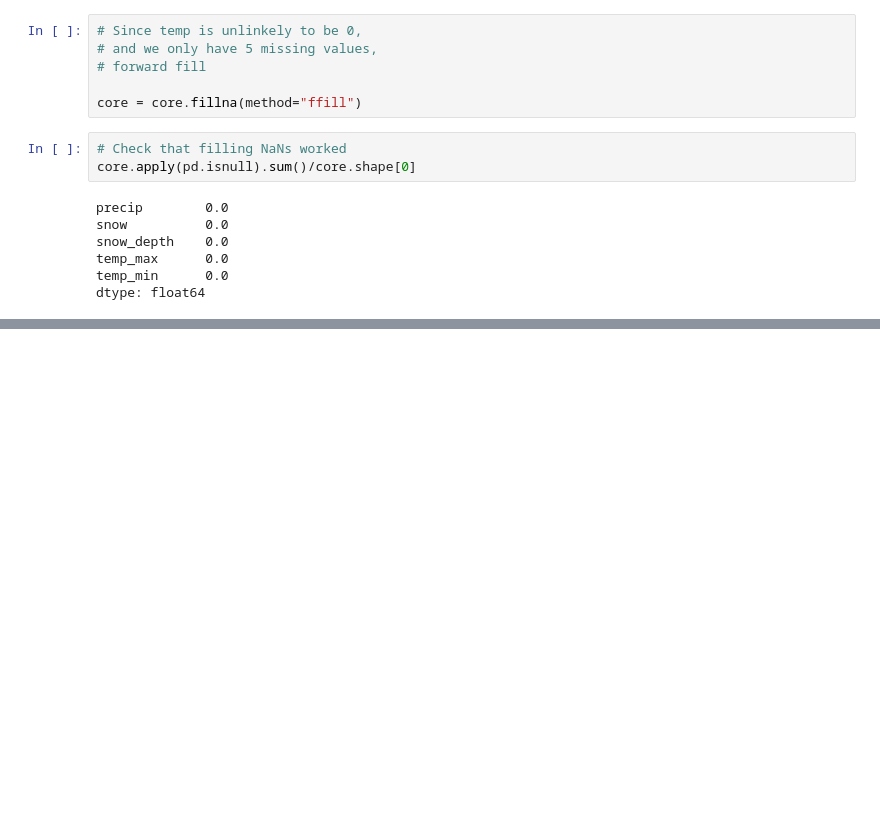
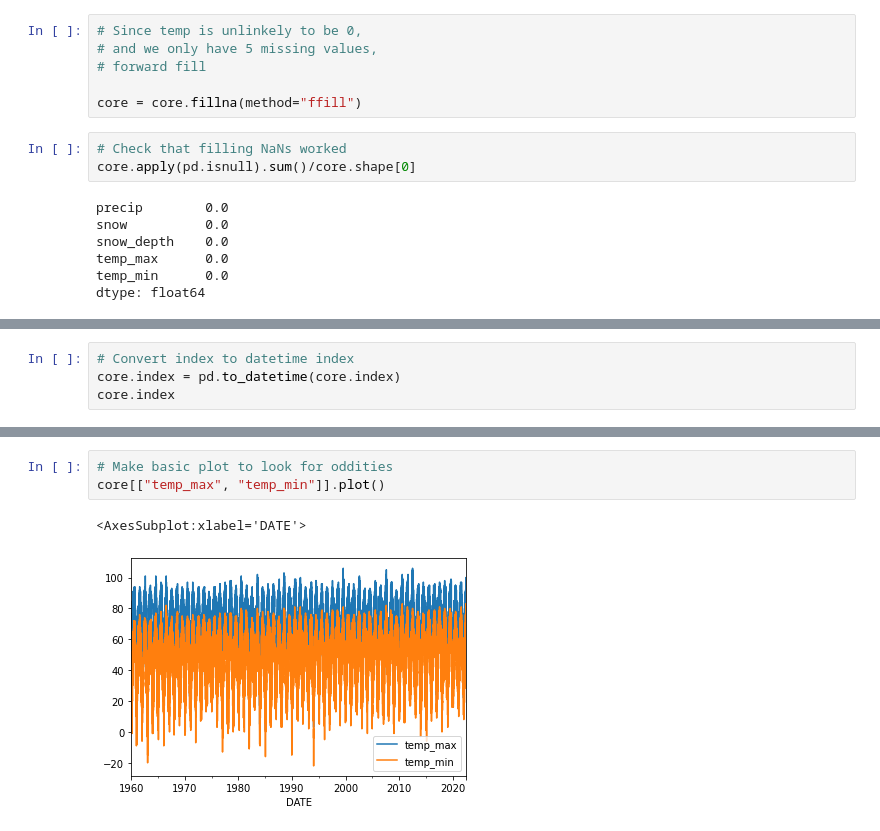
Before and after one commit to Eleanor-Shellstrop/ml-weather, a Jupyter notebook: weather.ipynb, the cells around one changed output, grey strips where cells are left out. Drawn from its saved outputs; the diff is of its cells as text; blank space fills up the shorter version.

```diff
--- a/weather.ipynb
+++ b/weather.ipynb
@@ -230,0 +253,4 @@ dtype: float64
+# %%
+# Convert index to datetime index
+core.index = pd.to_datetime(core.index)
+core.index
@@ -230,0 +277,6 @@ dtype: float64
+# %%
+# Make basic plot to look for oddities
+core[["temp_max", "temp_min"]].plot()
+# %% [output]
+<AxesSubplot:xlabel='DATE'>
+[figure, added]
```
Also changed, not shown: parts of 23 cells of this notebook.
